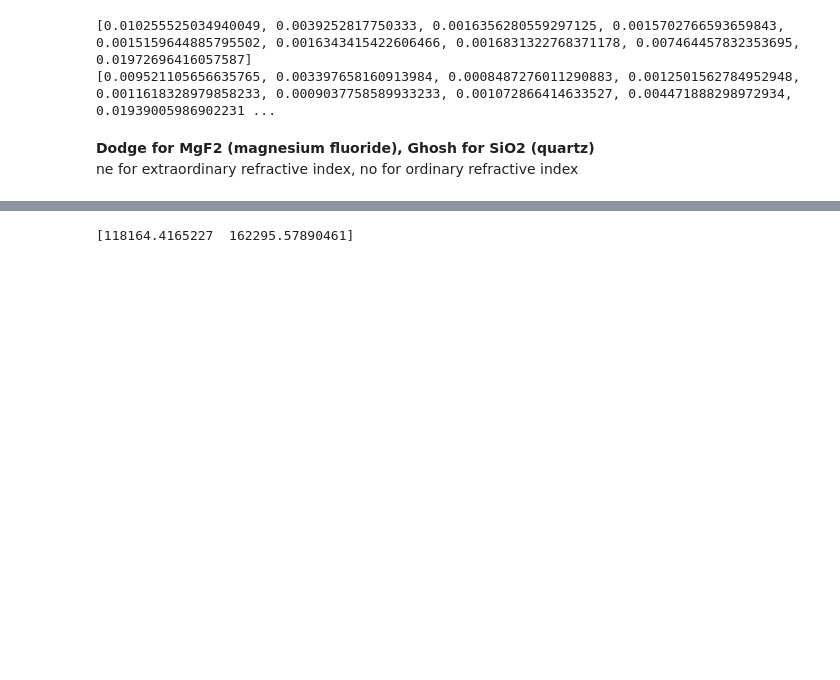
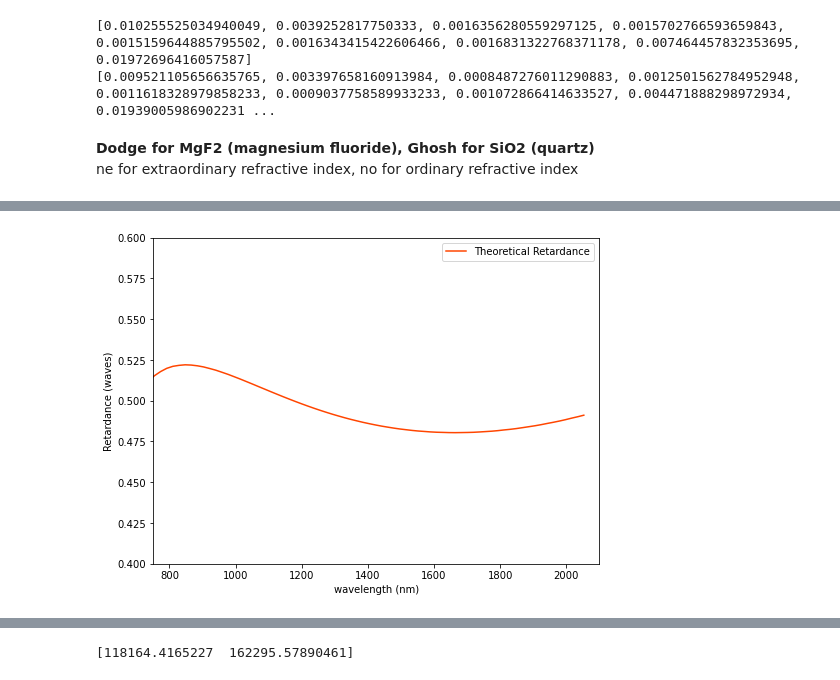
Before and after one commit to wcmelby/wcmelby-HWP_Characterizations, a Jupyter notebook: SuperK_Select_Data/JHK_Plate/JHK_SuperK_Analysis.ipynb, the cells around one changed output, grey strips where cells are left out. Drawn from its saved outputs; the diff is of its cells as text; code cells hidden in the pictures; blank space fills up the shorter version.

Commit message:
worked on theoretical achromatic waveplate retardation

```diff
--- a/SuperK_Select_Data/JHK_Plate/JHK_SuperK_Analysis.ipynb
+++ b/SuperK_Select_Data/JHK_Plate/JHK_SuperK_Analysis.ipynb
@@ -685,0 +705,36 @@ SiO2_no = np.loadtxt("../Ghosh-o.csv", delimiter=",",skiprows=1)
+# %%
+def theoretical_plot(d1, d2, MgF2_ne, MgF2_no, SiO2_ne, SiO2_no):
+    """
+    Computes the retardance of a waveplate made of MgF2 and Quartz.
+    Returns wavelengths and predicted retardance.
+    """
+    w = SiO2_ne[:, 0]  # Use the Quartz wavelengths as reference grid. Wavelengths in microns, from roughly 0.2 to 2
+
+    MgF2_ne_interp = np.interp(w, MgF2_ne[:, 0], MgF2_ne[:, 1])
+    MgF2_no_interp = np.interp(w, MgF2_no[:, 0], MgF2_no[:, 1])
+    # SiO2_ne_interp = np.interp(w, SiO2_ne[:, 0], SiO2_ne[:, 1])
+    # SiO2_no_interp = np.interp(w, SiO2_no[:, 0], SiO2_no[:, 1])
+    SiO2_ne_interp = SiO2_ne[:, 1]
+    SiO2_no_interp = SiO2_no[:, 1]
+
+    # Calculate birefringence
+    delta_mgf2 = MgF2_ne_interp - MgF2_no_interp
+    delta_quartz = -(SiO2_ne_interp - SiO2_no_interp)  # Negative due to 90° rotation
+
+    # Compute the retardance in waves
+    predicted_retardance = (1 / w) * (delta_mgf2 * d1 + delta_quartz * d2)
+
+    # convert wavelength from microns to nm
+    return w*1000, predicted_retardance
+
+theoretical_data = theoretical_plot(1226, 1564, MgF2_ne, MgF2_no, SiO2_ne, SiO2_no)
+plt.figure(figsize=(8, 6))
+plt.plot(theoretical_data[0], theoretical_data[1], '-', color='orangered', label='Theoretical Retardance')
+plt.xlim([750, 2100])
+plt.ylim([0.4, 0.6])
+plt.xlabel('wavelength (nm)')
+plt.ylabel('Retardance (waves)')
+plt.legend()
+plt.show()
+# %% [output]
+[figure, added]
```
Also changed, not shown: parts of 3 cells of this notebook.
